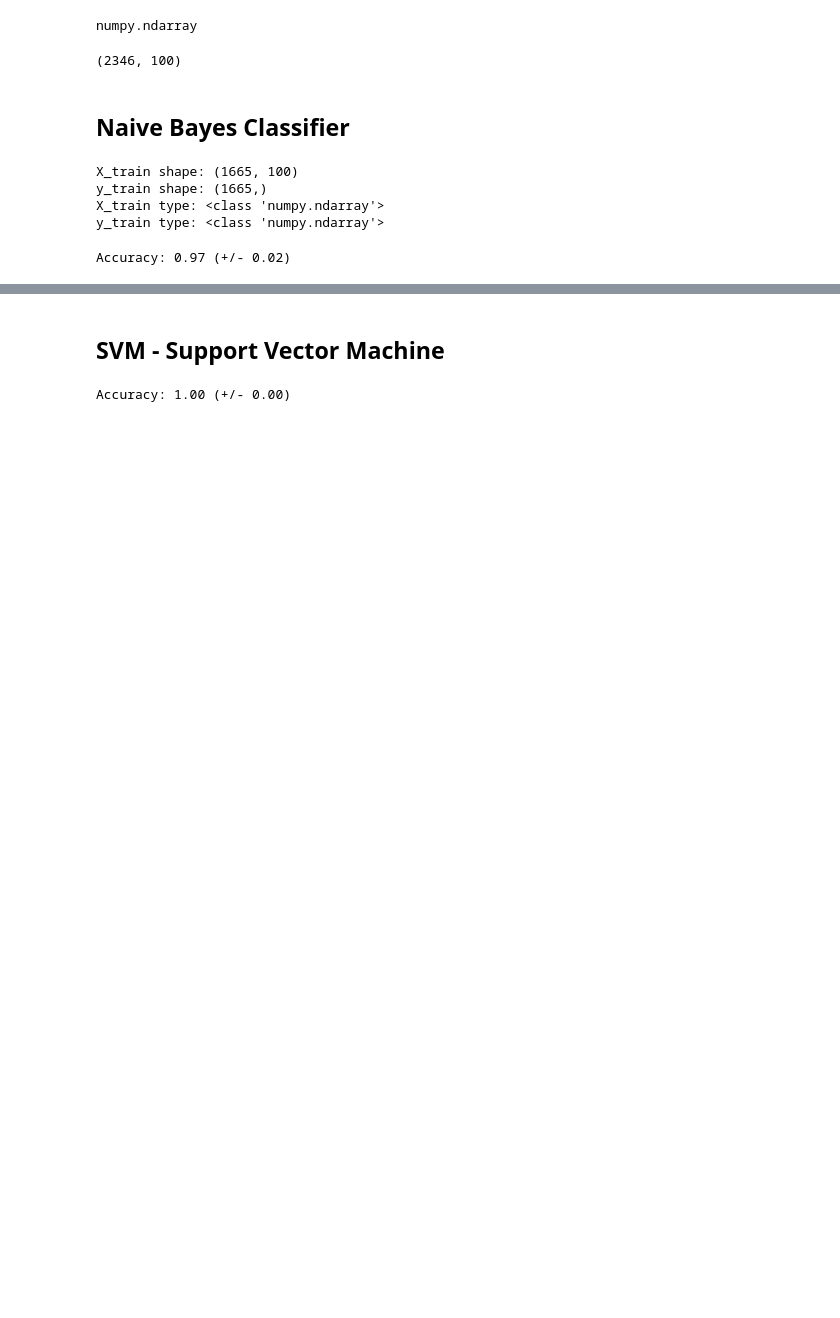
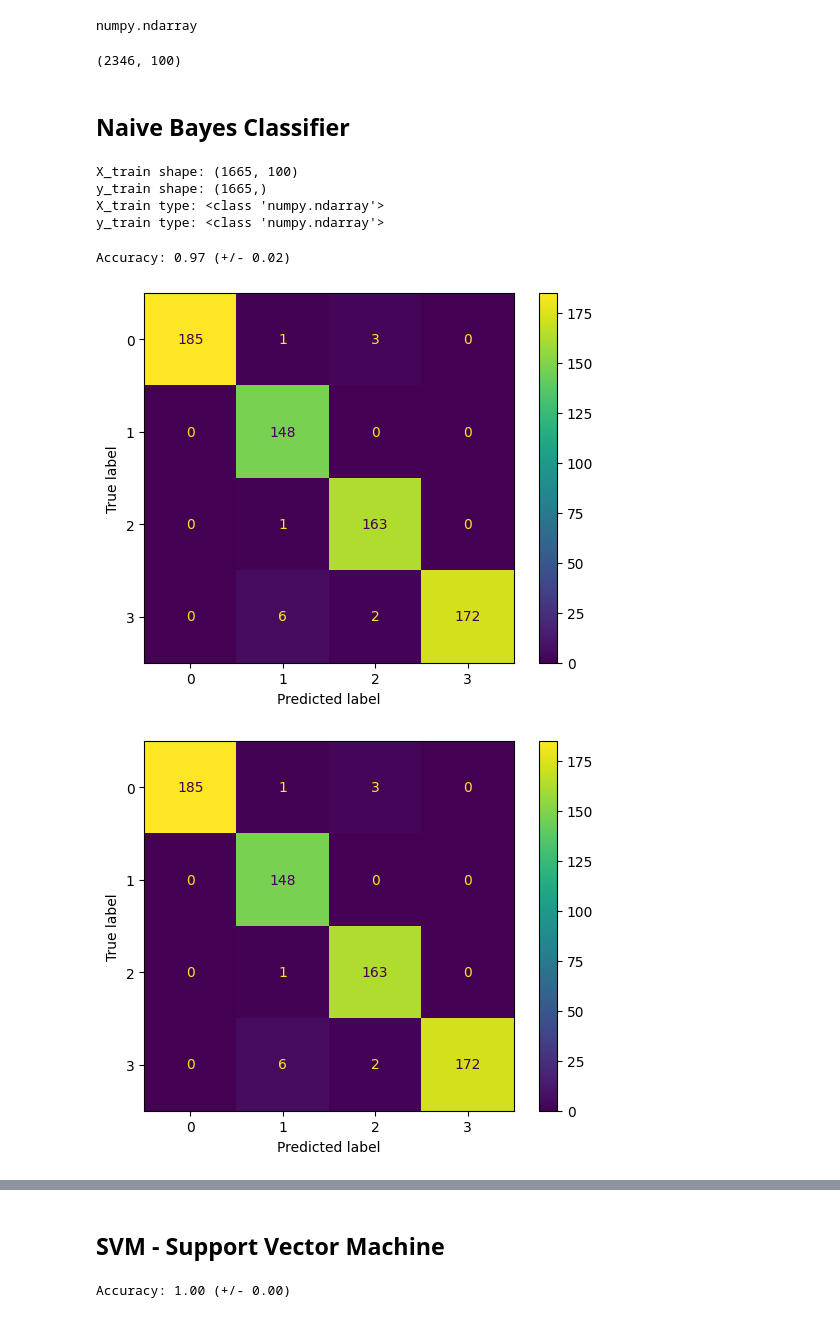
Before and after one commit to dattali18/IR_Assignments, a Jupyter notebook: Assignment.02/notebooks/IR_02_Classification.ipynb, the cells around one changed output, grey strips where cells are left out. Saved outputs shown, nothing was run; the diff lists cells and outputs as text; code cells hidden in the pictures; blank space fills up the shorter version.

Commit message:
finished the classification

```diff
--- a/Assignment.02/notebooks/IR_02_Classification.ipynb
+++ b/Assignment.02/notebooks/IR_02_Classification.ipynb
@@ -142,15 +149,18 @@ print("Accuracy: %0.2f (+/- %0.2f)" % (scores.mean(), scores.std() * 2))
 # %% [output]
 Accuracy: 0.97 (+/- 0.02)
 # %%
-# visualize the results of the classification for all the X
-
-from sklearn.metrics import plot_confusion_matrix
+from sklearn.metrics import ConfusionMatrixDisplay
 
 gnb.fit(X_train, y_train)
 
-plot_confusion_matrix(gnb, X_test, y_test)
+disp = ConfusionMatrixDisplay.from_estimator(gnb, X_test, y_test)
+
+disp.plot()
 
 plt.show()
+# %% [output]
+[figure, added]
+[figure, added]
 # %%
 # get the calssification report for all X from the model and color the results using the tsne plot
 df_tsne['NB_pred'] = gnb.predict(X)
```
Also changed, not shown: parts of 19 cells of this notebook, 3 other files.
